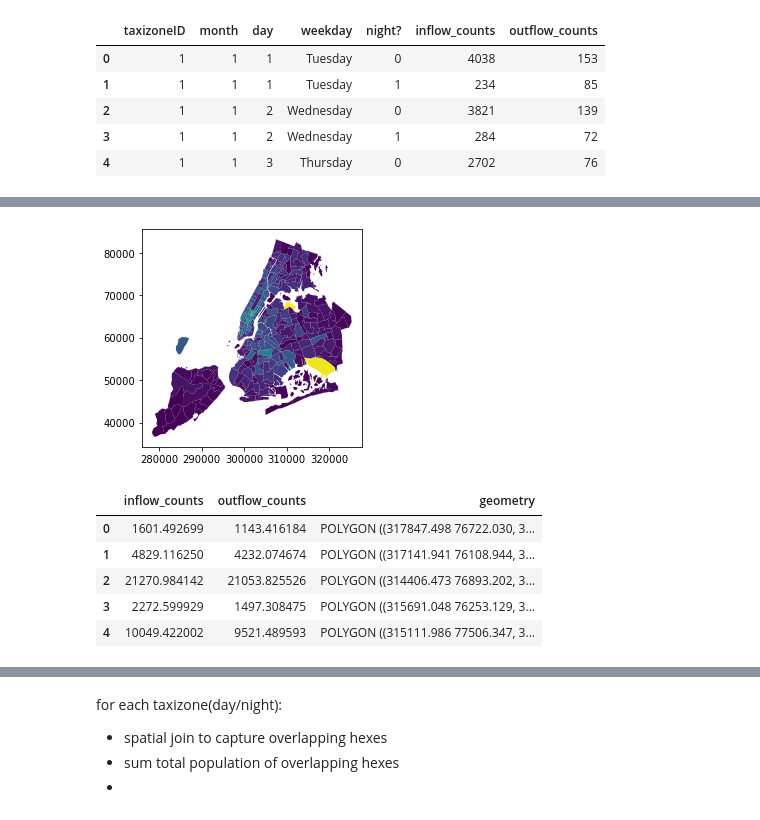
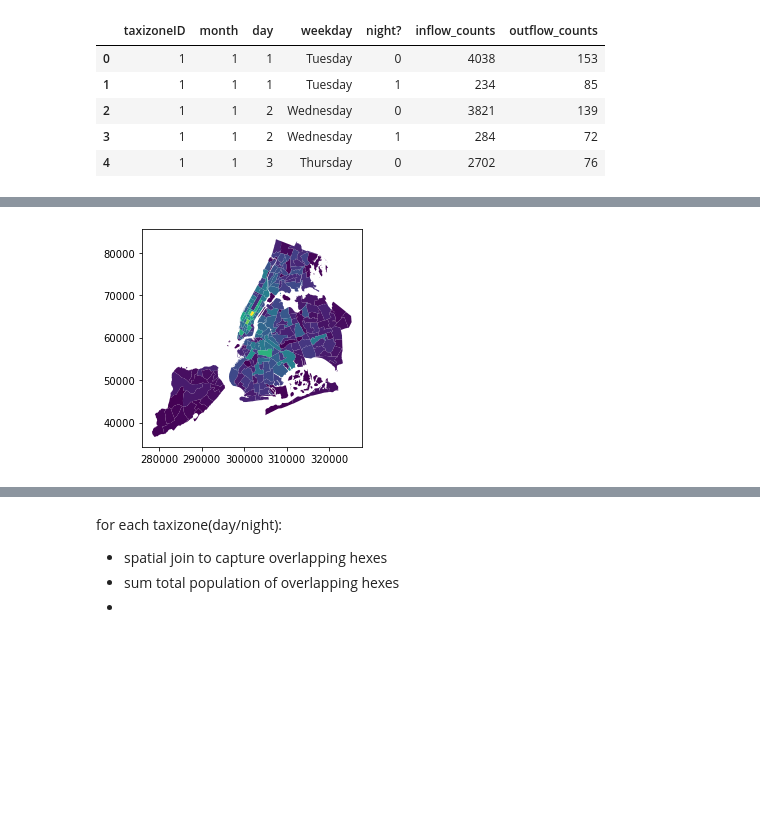
Before and after one commit to nlicalzi/mapping_nighttime_mobility, a Jupyter notebook: notebooks/taxi_zone_disaggregation.ipynb, the cells around one changed output, grey strips where cells are left out. Drawn from its saved outputs; the diff is of its cells as text; code cells hidden in the pictures; blank space fills up the shorter version.

```diff
--- a/notebooks/taxi_zone_disaggregation.ipynb
+++ b/notebooks/taxi_zone_disaggregation.ipynb
@@ -71,6 +77,0 @@ tz_merged.head(3)
-# %%
-tz_merged[(tz_merged['month'] == 3) &\
-          (tz_merged['day'] == 1) &\
-          (tz_merged['night?'] == 0)].plot(column='inflow_counts');
-# %% [output]
-[figure, removed]
@@ -85,16 +78,9 @@ tz_no_airports = tz_merged[~tz_merged['zone'].str.contains('Airport')]
-# %%
-estimates = tobler.area_weighted\
-                  .area_interpolate(tz_no_airports,
-                                    hexes,
-                                    extensive_variables=['inflow_counts',
-                                                         'outflow_counts'],
-                                   )
-
-estimates.head()
-# %% [output]
-|  | inflow_counts | outflow_counts | geometry |
-| 0 | 1601.492699 | 1143.416184 | POLYGON ((317847.498 76722.030, 3... |
-| 1 | 4829.116250 | 4232.074674 | POLYGON ((317141.941 76108.944, 3... |
-| 2 | 21270.984142 | 21053.825526 | POLYGON ((314406.473 76893.202, 3... |
-| 3 | 2272.599929 | 1497.308475 | POLYGON ((315691.048 76253.129, 3... |
-| 4 | 10049.422002 | 9521.489593 | POLYGON ((315111.986 77506.347, 3... |
+# %%
+# filter out airports from study area and see how map changes
+tz_no_airports = tz_merged[~tz_merged['zone'].str.contains('Airport')]
+
+tz_no_airports[(tz_no_airports['month'] == 3) &\
+               (tz_no_airports['day'] == 1) &\
+               (tz_no_airports['night?'] == 0)].plot(column='inflow_counts');
+# %% [output]
+[figure, added]
```
Also changed, not shown: parts of 15 cells of this notebook.
